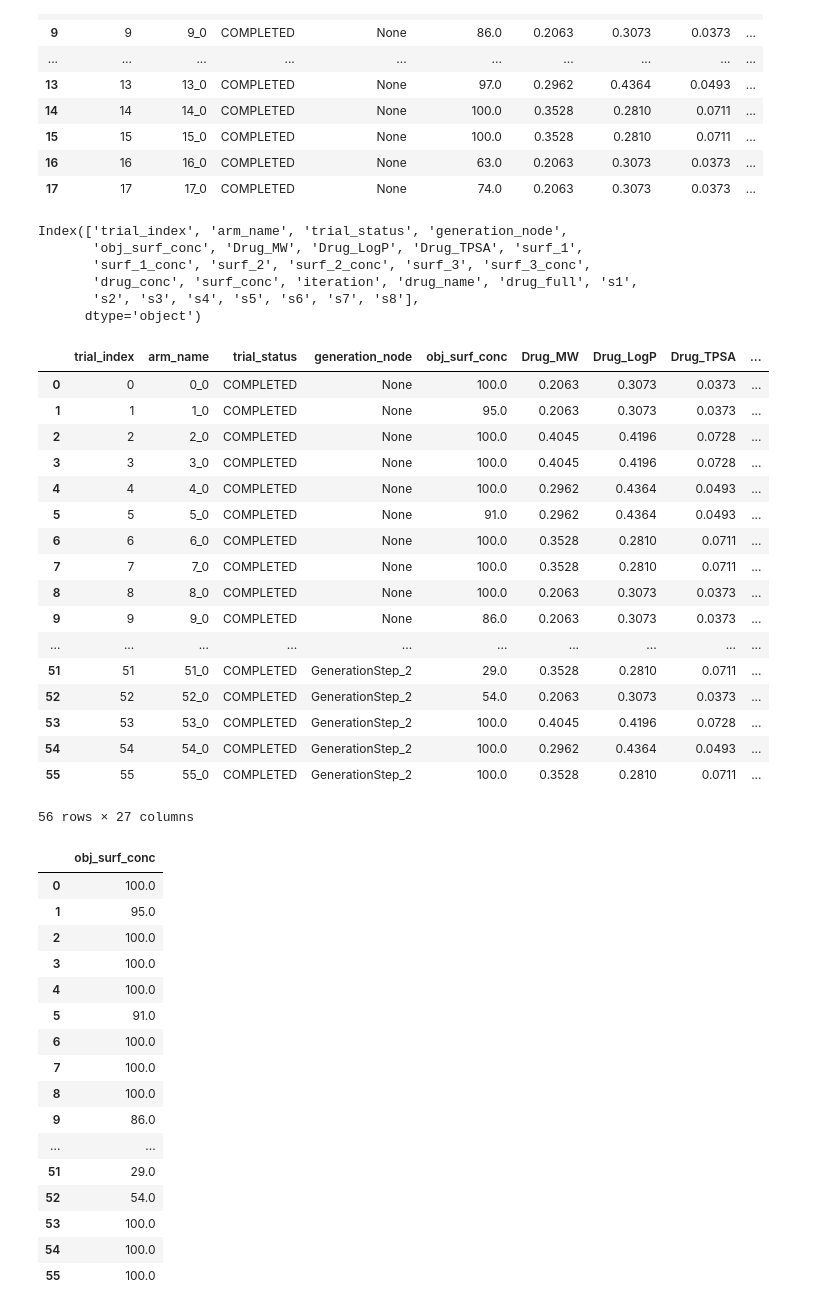
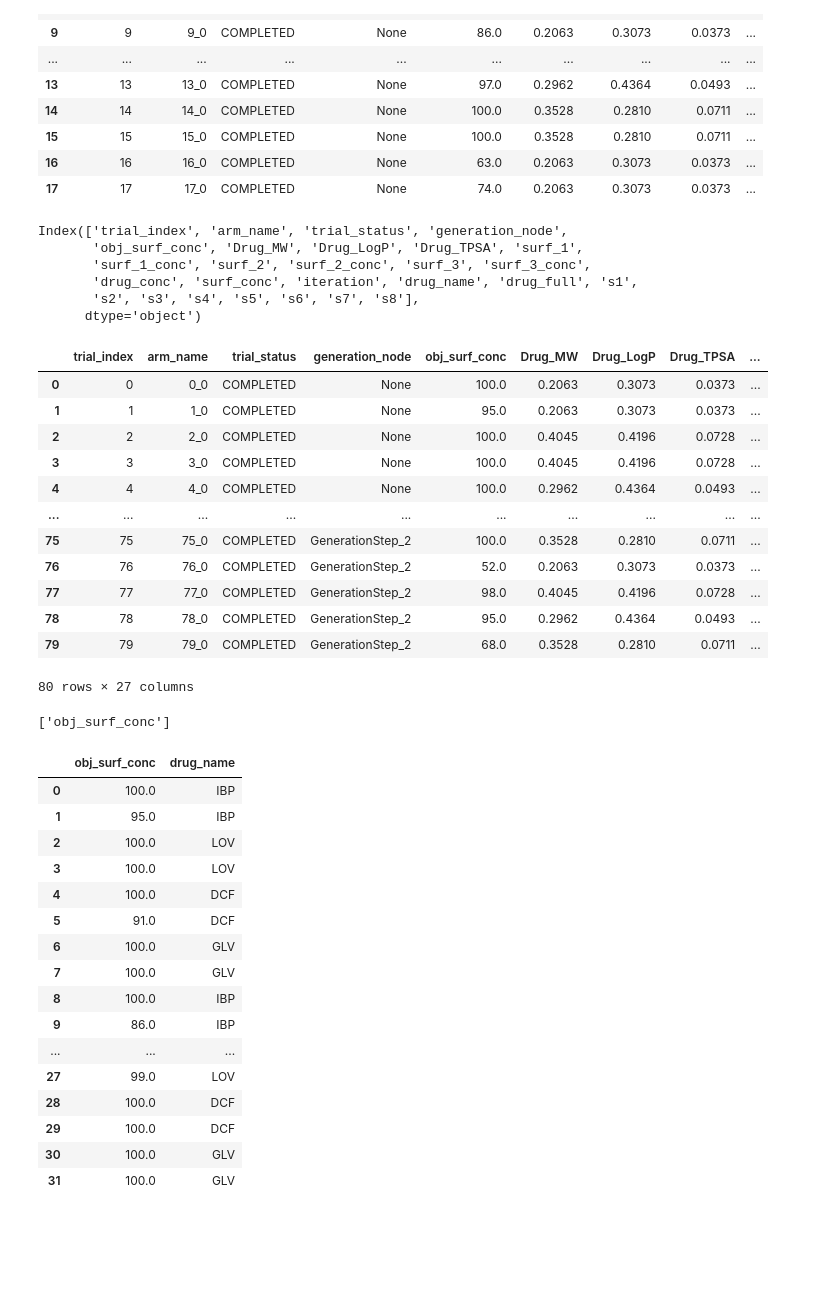
Before and after one commit to zeqingbaosdl5/drug-surfactant, a Jupyter notebook: experiments/data_analysis.ipynb, the cells around one changed output. Drawn from its saved outputs; the diff is of its cells as text; code cells hidden in the pictures; blank space fills up the shorter version.

```diff
--- a/experiments/data_analysis.ipynb
+++ b/experiments/data_analysis.ipynb
@@ -80,7 +72,7 @@ def assign_iterations(n_rows, initial=32, following=4):
 df['iteration'] = assign_iterations(len(df))
 
 
-df['iteration'] = df['iteration'].astype(str)
+#df['iteration'] = df['iteration'].astype(str)
 
 
 df
@@ -163,42 +151,41 @@ Index(['trial_index', 'arm_name', 'trial_status', 'generation_node',
 | 2 | 2 | 2_0 | COMPLETED | None | 100.0 | 0.4045 | 0.4196 | 0.0728 | ... |
 | 3 | 3 | 3_0 | COMPLETED | None | 100.0 | 0.4045 | 0.4196 | 0.0728 | ... |
 | 4 | 4 | 4_0 | COMPLETED | None | 100.0 | 0.2962 | 0.4364 | 0.0493 | ... |
-| 5 | 5 | 5_0 | COMPLETED | None | 91.0 | 0.2962 | 0.4364 | 0.0493 | ... |
-| 6 | 6 | 6_0 | COMPLETED | None | 100.0 | 0.3528 | 0.2810 | 0.0711 | ... |
-| 7 | 7 | 7_0 | COMPLETED | None | 100.0 | 0.3528 | 0.2810 | 0.0711 | ... |
-| 8 | 8 | 8_0 | COMPLETED | None | 100.0 | 0.2063 | 0.3073 | 0.0373 | ... |
-| 9 | 9 | 9_0 | COMPLETED | None | 86.0 | 0.2063 | 0.3073 | 0.0373 | ... |
 | ... | ... | ... | ... | ... | ... | ... | ... | ... | ... |
-| 51 | 51 | 51_0 | COMPLETED | GenerationStep_2 | 29.0 | 0.3528 | 0.2810 | 0.0711 | ... |
-| 52 | 52 | 52_0 | COMPLETED | GenerationStep_2 | 54.0 | 0.2063 | 0.3073 | 0.0373 | ... |
-| 53 | 53 | 53_0 | COMPLETED | GenerationStep_2 | 100.0 | 0.4045 | 0.4196 | 0.0728 | ... |
-| 54 | 54 | 54_0 | COMPLETED | GenerationStep_2 | 100.0 | 0.2962 | 0.4364 | 0.0493 | ... |
-| 55 | 55 | 55_0 | COMPLETED | GenerationStep_2 | 100.0 | 0.3528 | 0.2810 | 0.0711 | ... |
+| 75 | 75 | 75_0 | COMPLETED | GenerationStep_2 | 100.0 | 0.3528 | 0.2810 | 0.0711 | ... |
+| 76 | 76 | 76_0 | COMPLETED | GenerationStep_2 | 52.0 | 0.2063 | 0.3073 | 0.0373 | ... |
+| 77 | 77 | 77_0 | COMPLETED | GenerationStep_2 | 98.0 | 0.4045 | 0.4196 | 0.0728 | ... |
+| 78 | 78 | 78_0 | COMPLETED | GenerationStep_2 | 95.0 | 0.2962 | 0.4364 | 0.0493 | ... |
+| 79 | 79 | 79_0 | COMPLETED | GenerationStep_2 | 68.0 | 0.3528 | 0.2810 | 0.0711 | ... |
-56 rows × 27 columns
+80 rows × 27 columns
 # %%
 params = ['s1', 's2', 's3', 's4', 's5', 's6', 's7', 's8', 'surfactant_conc', 'drug_conc']
 
 objs = ['obj_surf_conc']
+# %%
+objs
+# %% [output]
+['obj_surf_conc']
 # %%
-df[objs]
+df[['obj_surf_conc', 'drug_name']].head(32)
 # %% [output]
-|  | obj_surf_conc |
-| 0 | 100.0 |
-| 1 | 95.0 |
-| 2 | 100.0 |
-| 3 | 100.0 |
-| 4 | 100.0 |
-| 5 | 91.0 |
-| 6 | 100.0 |
-| 7 | 100.0 |
-| 8 | 100.0 |
-| 9 | 86.0 |
-| ... | ... |
-| 51 | 29.0 |
-| 52 | 54.0 |
-| 53 | 100.0 |
-| 54 | 100.0 |
-| 55 | 100.0 |
+|  | obj_surf_conc | drug_name |
+| 0 | 100.0 | IBP |
+| 1 | 95.0 | IBP |
+| 2 | 100.0 | LOV |
+| 3 | 100.0 | LOV |
+| 4 | 100.0 | DCF |
+| 5 | 91.0 | DCF |
+| 6 | 100.0 | GLV |
+| 7 | 100.0 | GLV |
+| 8 | 100.0 | IBP |
+| 9 | 86.0 | IBP |
+| ... | ... | ... |
+| 27 | 99.0 | LOV |
+| 28 | 100.0 | DCF |
+| 29 | 100.0 | DCF |
+| 30 | 100.0 | GLV |
+| 31 | 100.0 | GLV |
 # %%
 df_IBP = df[df['drug_name'] == 'IBP']
 df_LOV = df[df['drug_name'] == 'LOV']
```
Also changed, not shown: parts of 8 cells of this notebook.
